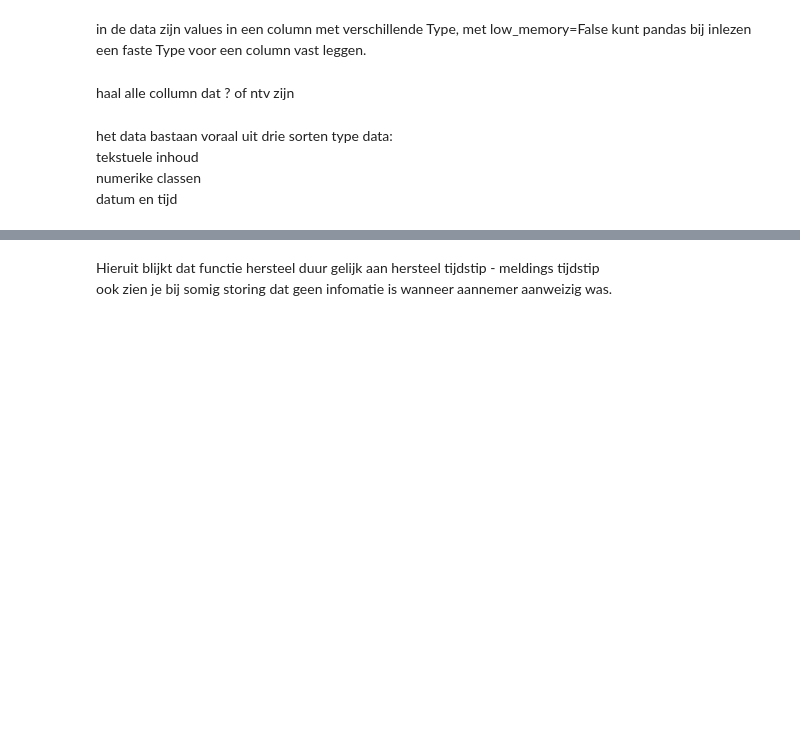
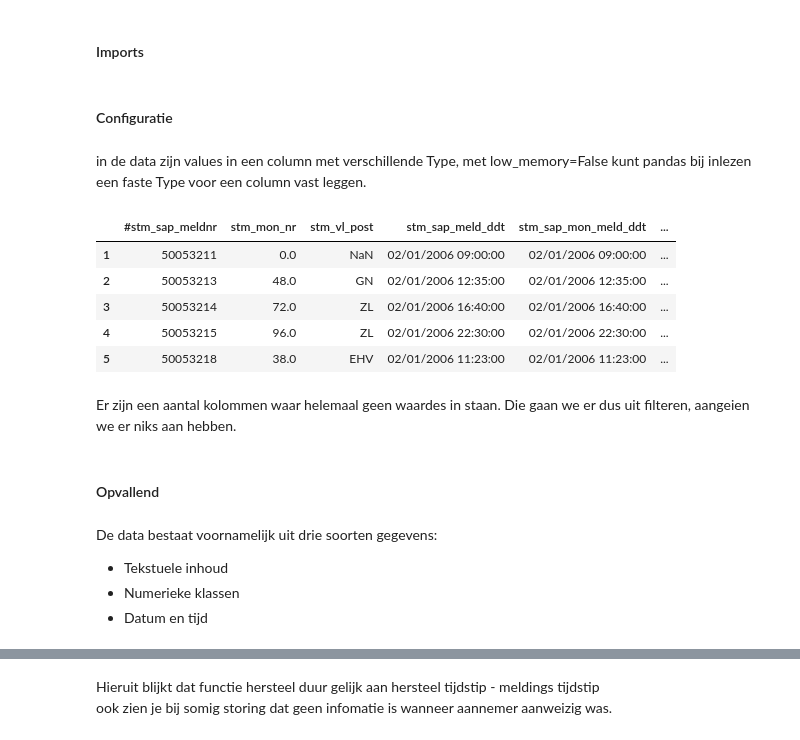
Before and after one commit to MaxJansen99/ProRail, a Jupyter notebook: analyse_en_model2.ipynb, the cells around one changed output, grey strips where cells are left out. Drawn from its saved outputs; the diff is of its cells as text; code cells hidden in the pictures; blank space fills up the shorter version.

```diff
--- a/analyse_en_model2.ipynb
+++ b/analyse_en_model2.ipynb
@@ -7,0 +10,2 @@ pd.set_option('display.max_columns', None)
+# %% [markdown]
+#### Imports
@@ -7,0 +21,2 @@ pd.set_option('display.max_columns', None)
+# %% [markdown]
+#### Configuratie
@@ -8,7 +25,15 @@ pd.set_option('display.max_columns', None)
 # %% [markdown]
 in de data zijn values in een column met verschillende Type, met low_memory=False kunt pandas bij inlezen een faste Type voor een column vast leggen.
 # %%
-df = pd.read_csv('sap_storing_data_hu_project.csv', low_memory=False)
+df = pd.read_csv('Data/sap_storing_data_hu_subset.csv', index_col=0, low_memory=False)
+df.head()
+# %% [output]
+|  | #stm_sap_meldnr | stm_mon_nr | stm_vl_post | stm_sap_meld_ddt | stm_sap_mon_meld_ddt | ... |
+| 1 | 50053211 | 0.0 | NaN | 02/01/2006 09:00:00 | 02/01/2006 09:00:00 | ... |
+| 2 | 50053213 | 48.0 | GN | 02/01/2006 12:35:00 | 02/01/2006 12:35:00 | ... |
+| 3 | 50053214 | 72.0 | ZL | 02/01/2006 16:40:00 | 02/01/2006 16:40:00 | ... |
+| 4 | 50053215 | 96.0 | ZL | 02/01/2006 22:30:00 | 02/01/2006 22:30:00 | ... |
+| 5 | 50053218 | 38.0 | EHV | 02/01/2006 11:23:00 | 02/01/2006 11:23:00 | ... |
 # %% [markdown]
-haal alle collumn dat ? of ntv zijn
+Er zijn een aantal kolommen waar helemaal geen waardes in staan. Die gaan we er dus uit filteren, aangeien we er niks aan hebben.
 # %%
@@ -24,5 +57,7 @@ df = df[["stm_mon_nr","stm_vl_post","stm_sap_meld_ddt","stm_sap_meldtekst_lang",
+# %% [markdown]
+#### Opvallend
 # %% [markdown]
-het data bastaan voraal uit drie sorten type data:<br>
-tekstuele inhoud<br>
-numerike classen<br>
-datum en tijd<br>
+De data bestaat voornamelijk uit drie soorten gegevens:
+- Tekstuele inhoud
+- Numerieke klassen
+- Datum en tijd
```
Also changed, not shown: parts of 37 cells of this notebook, 1 other file.
